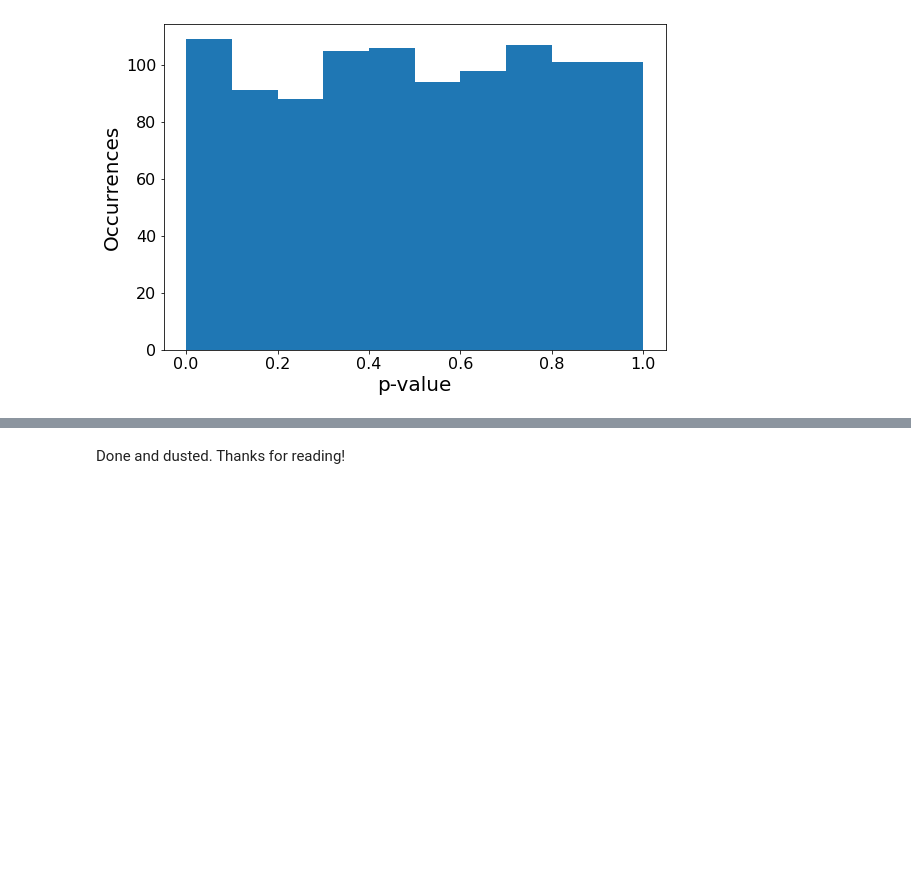
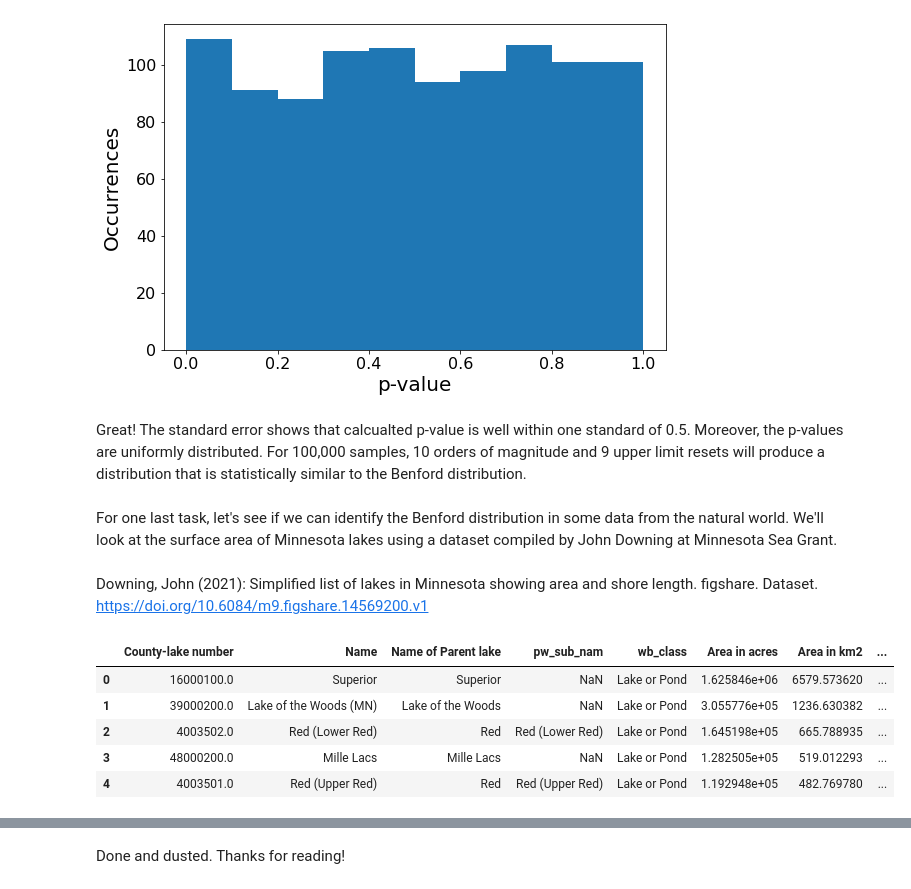
Before and after one commit to JohnMcGrane/Simulating_Benford, a Jupyter notebook: MonteCarloBenford.ipynb, the cells around one changed output, grey strips where cells are left out. Drawn from its saved outputs; the diff is of its cells as text; code cells hidden in the pictures; blank space fills up the shorter version.

```diff
--- a/MonteCarloBenford.ipynb
+++ b/MonteCarloBenford.ipynb
@@ -220,3 +220,9 @@ Standard Error: 0.00913141433871131
 pval_graph(pvals100k)
 # %% [output]
 [figure]
+# %% [markdown]
+Great! The standard error shows that calcualted p-value is well within one standard of 0.5. Moreover, the p-values are uniformly distributed. For 100,000 samples, 10 orders of magnitude and 9 upper limit resets will produce a distribution that is statistically similar to the Benford distribution.
+# %% [markdown]
+For one last task, let's see if we can identify the Benford distribution in some data from the natural world. We'll look at the surface area of Minnesota lakes using a dataset compiled by John Downing at Minnesota Sea Grant.
+# %% [markdown]
+Downing, John (2021): Simplified list of lakes in Minnesota showing area and shore length. figshare. Dataset. https://doi.org/10.6084/m9.figshare.14569200.v1
@@ -222,0 +231,9 @@ pval_graph(pvals100k)
+# %%
+dflakes.head()
+# %% [output]
+|  | County-lake number | Name | Name of Parent lake | pw_sub_nam | wb_class | Area in acres | Area in km2 | ... |
+| 0 | 16000100.0 | Superior | Superior | NaN | Lake or Pond | 1.625846e+06 | 6579.573620 | ... |
+| 1 | 39000200.0 | Lake of the Woods (MN) | Lake of the Woods | NaN | Lake or Pond | 3.055776e+05 | 1236.630382 | ... |
+| 2 | 4003502.0 | Red (Lower Red) | Red | Red (Lower Red) | Lake or Pond | 1.645198e+05 | 665.788935 | ... |
+| 3 | 48000200.0 | Mille Lacs | Mille Lacs | NaN | Lake or Pond | 1.282505e+05 | 519.012293 | ... |
+| 4 | 4003501.0 | Red (Upper Red) | Red | Red (Upper Red) | Lake or Pond | 1.192948e+05 | 482.769780 | ... |
```
Also changed, not shown: parts of 8 cells of this notebook, 1 other file.
